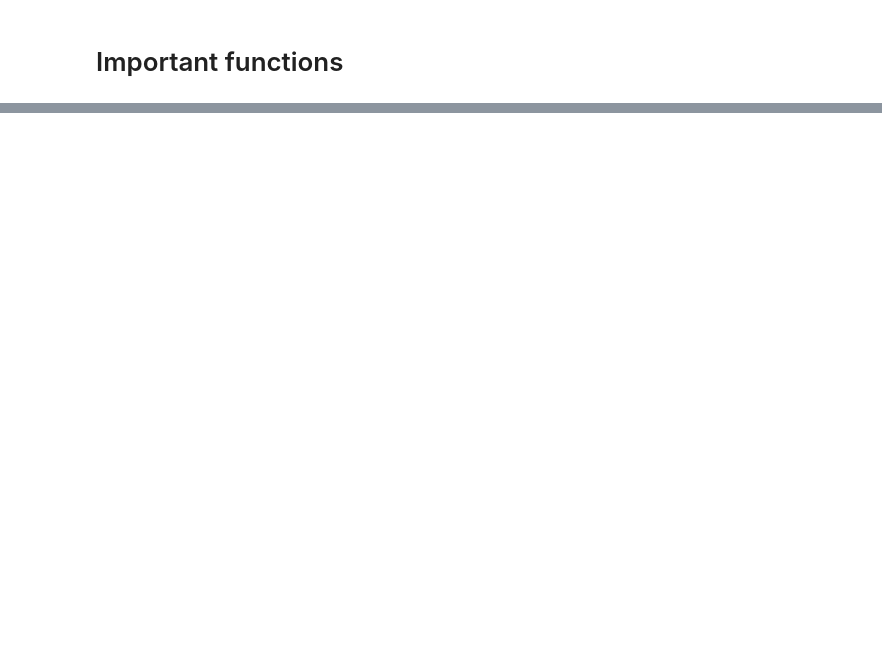
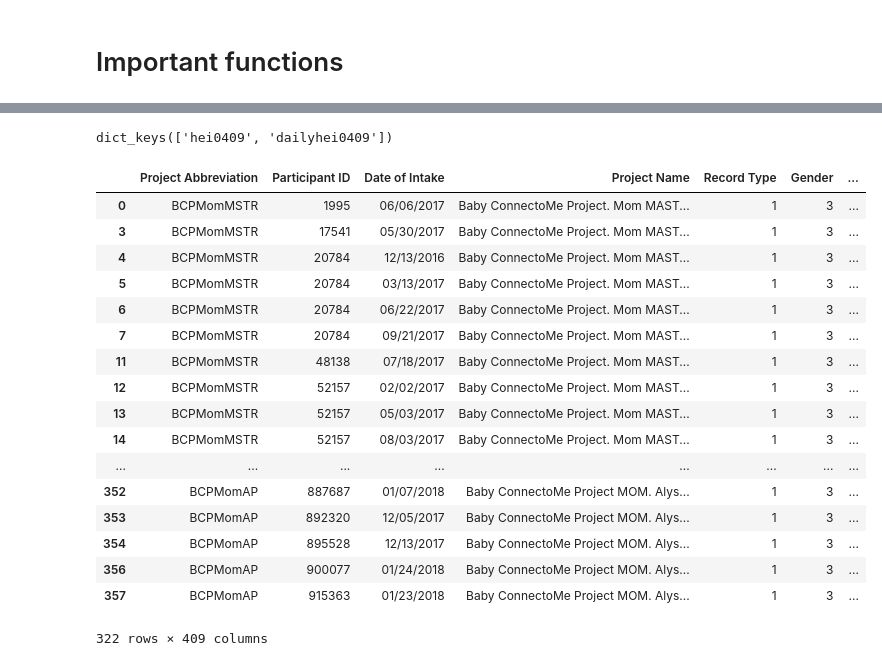
Before and after one commit to niblunc/BCP, a Jupyter notebook: draft3.ipynb, the cells around one changed output, grey strips where cells are left out. Drawn from its saved outputs; the diff is of its cells as text; code cells hidden in the pictures; blank space fills up the shorter version.

```diff
--- a/draft3.ipynb
+++ b/draft3.ipynb
@@ -295,4 +271,2 @@ interest = ['Participant ID','Energy (kcal)', 'hei_totveg', 'hei_greensbeans', '
 # %%
-dailyhei0409=complete_df[complete_df.columns.intersection(interest)].groupby(['Participant ID'])
+dailyhei0409=complete_df[complete_df.columns.intersection(interest)].groupby(['Participant ID']).mean()
-# %%
-dailyhei0409=dailyhei0409.describe()
@@ -322,3 +273,8 @@ dailyhei0409
+# %%
+data_dict={}
+# %%
+data_dict['hei0409']=complete_df
+data_dict['dailyhei0409']=dailyhei0409
 # %% [markdown]
 # Important functions
 # %%
@@ -383,0 +348,25 @@ BdbQuit:
+# %%
+data_dict.keys()
+# %% [output]
+dict_keys(['hei0409', 'dailyhei0409'])
+# %%
+data_dict['hei0409']
+# %% [output]
+|  | Project Abbreviation | Participant ID | Date of Intake | Project Name | Record Type | Gender | ... |
+| 0 | BCPMomMSTR | 1995 | 06/06/2017 | Baby ConnectoMe Project. Mom MAST... | 1 | 3 | ... |
+| 3 | BCPMomMSTR | 17541 | 05/30/2017 | Baby ConnectoMe Project. Mom MAST... | 1 | 3 | ... |
+| 4 | BCPMomMSTR | 20784 | 12/13/2016 | Baby ConnectoMe Project. Mom MAST... | 1 | 3 | ... |
+| 5 | BCPMomMSTR | 20784 | 03/13/2017 | Baby ConnectoMe Project. Mom MAST... | 1 | 3 | ... |
+| 6 | BCPMomMSTR | 20784 | 06/22/2017 | Baby ConnectoMe Project. Mom MAST... | 1 | 3 | ... |
+| 7 | BCPMomMSTR | 20784 | 09/21/2017 | Baby ConnectoMe Project. Mom MAST... | 1 | 3 | ... |
+| 11 | BCPMomMSTR | 48138 | 07/18/2017 | Baby ConnectoMe Project. Mom MAST... | 1 | 3 | ... |
+| 12 | BCPMomMSTR | 52157 | 02/02/2017 | Baby ConnectoMe Project. Mom MAST... | 1 | 3 | ... |
+| 13 | BCPMomMSTR | 52157 | 05/03/2017 | Baby ConnectoMe Project. Mom MAST... | 1 | 3 | ... |
+| 14 | BCPMomMSTR | 52157 | 08/03/2017 | Baby ConnectoMe Project. Mom MAST... | 1 | 3 | ... |
+| ... | ... | ... | ... | ... | ... | ... | ... |
+| 352 | BCPMomAP | 887687 | 01/07/2018 | Baby ConnectoMe Project MOM. Alys... | 1 | 3 | ... |
+| 353 | BCPMomAP | 892320 | 12/05/2017 | Baby ConnectoMe Project MOM. Alys... | 1 | 3 | ... |
+| 354 | BCPMomAP | 895528 | 12/13/2017 | Baby ConnectoMe Project MOM. Alys... | 1 | 3 | ... |
+| 356 | BCPMomAP | 900077 | 01/24/2018 | Baby ConnectoMe Project MOM. Alys... | 1 | 3 | ... |
+| 357 | BCPMomAP | 915363 | 01/23/2018 | Baby ConnectoMe Project MOM. Alys... | 1 | 3 | ... |
+322 rows × 409 columns
```
Also changed, not shown: parts of 14 cells of this notebook, 1 other file.
